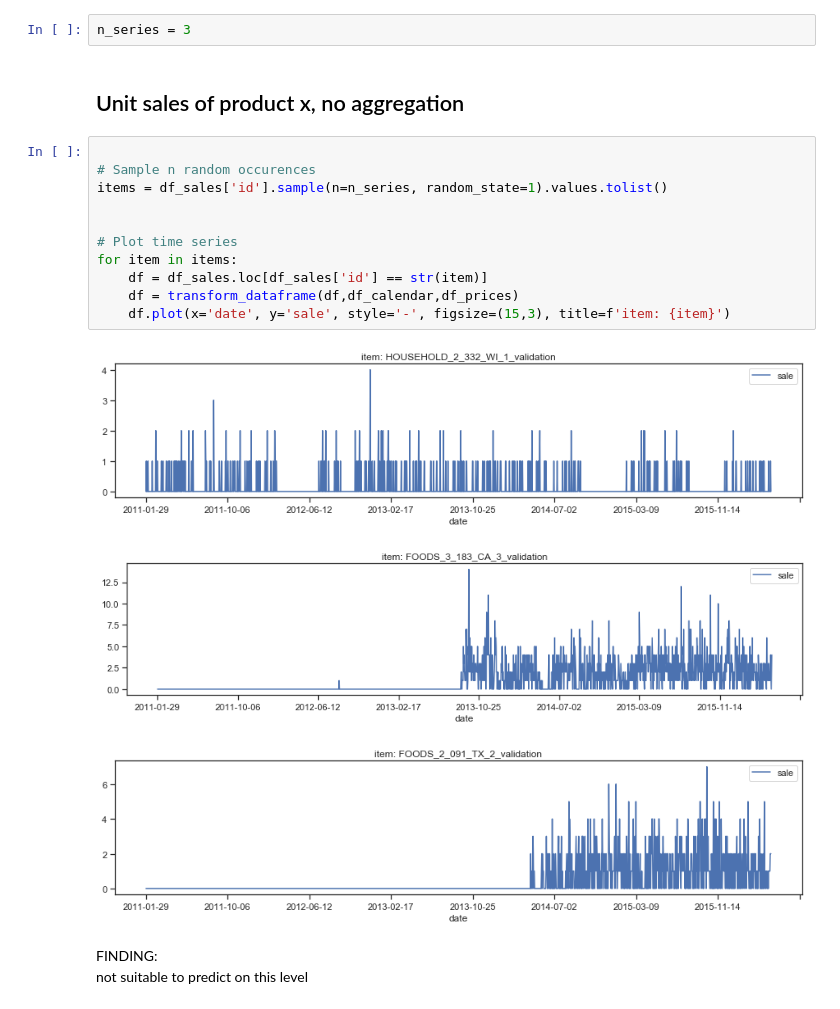
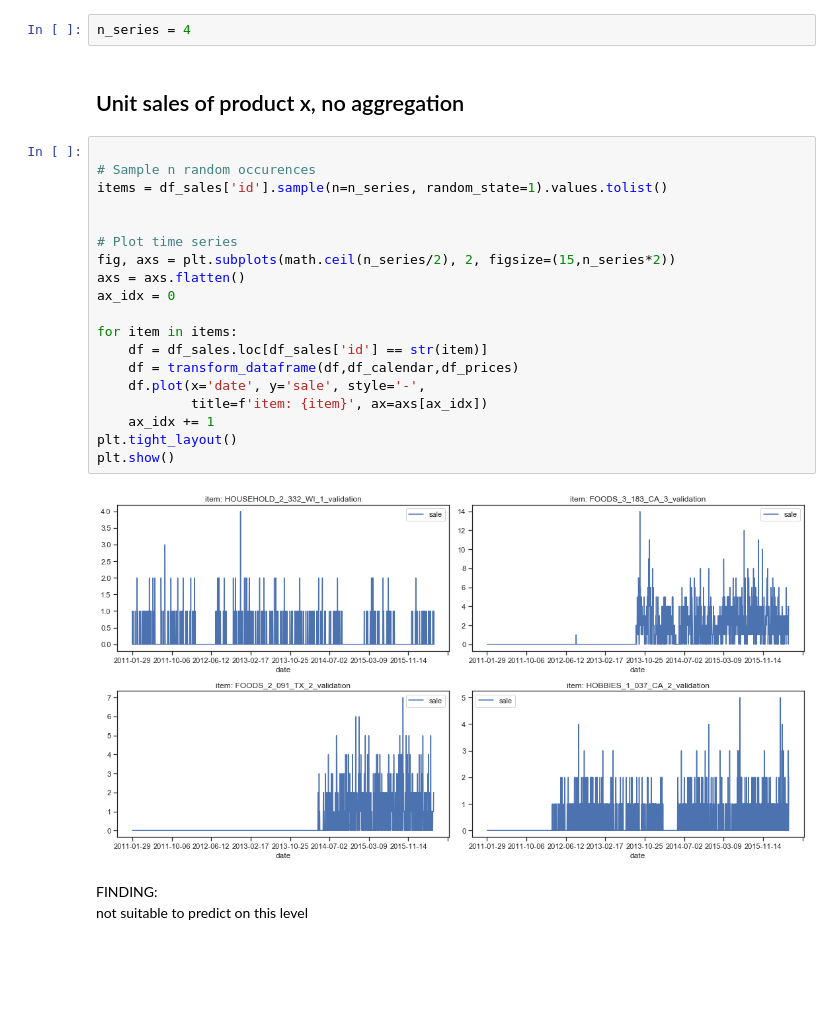
Before and after one commit to dominicdoerig/predicting-sales-data, a Jupyter notebook: m5_challenge/01_data_exploration.ipynb, the cells around one changed output. Saved outputs shown, nothing was run; the diff lists cells and outputs as text; blank space fills up the shorter version.

Commit message:
time series adjusted to multiple columns

```diff
--- a/m5_challenge/01_data_exploration.ipynb
+++ b/m5_challenge/01_data_exploration.ipynb
@@ -208,24 +209,30 @@ transform_dataframe(df_sales.head(10), df_calendar, df_prices)
 # %% [markdown]
 # Plot Time Series of an item on different Levels
 # %%
-n_series = 3
+n_series = 4
 # %% [markdown]
 ## Unit sales of product x, no aggregation
 # %%
 
 # Sample n random occurences
 items = df_sales['id'].sample(n=n_series, random_state=1).values.tolist()
 
 
 # Plot time series
+fig, axs = plt.subplots(math.ceil(n_series/2), 2, figsize=(15,n_series*2))
+axs = axs.flatten()
+ax_idx = 0
+
 for item in items:
     df = df_sales.loc[df_sales['id'] == str(item)]
     df = transform_dataframe(df,df_calendar,df_prices)
-    df.plot(x='date', y='sale', style='-', figsize=(15,3), title=f'item: {item}')
+    df.plot(x='date', y='sale', style='-',
+            title=f'item: {item}', ax=axs[ax_idx])
+    ax_idx += 1
+plt.tight_layout()
+plt.show()
 # %% [output]
-[figure, old version]
+[figure, new version]
-[figure, removed]
-[figure, removed]
 # %% [markdown]
 FINDING:
 not suitable to predict on this level
```
Also changed, not shown: parts of 3 cells of this notebook.
